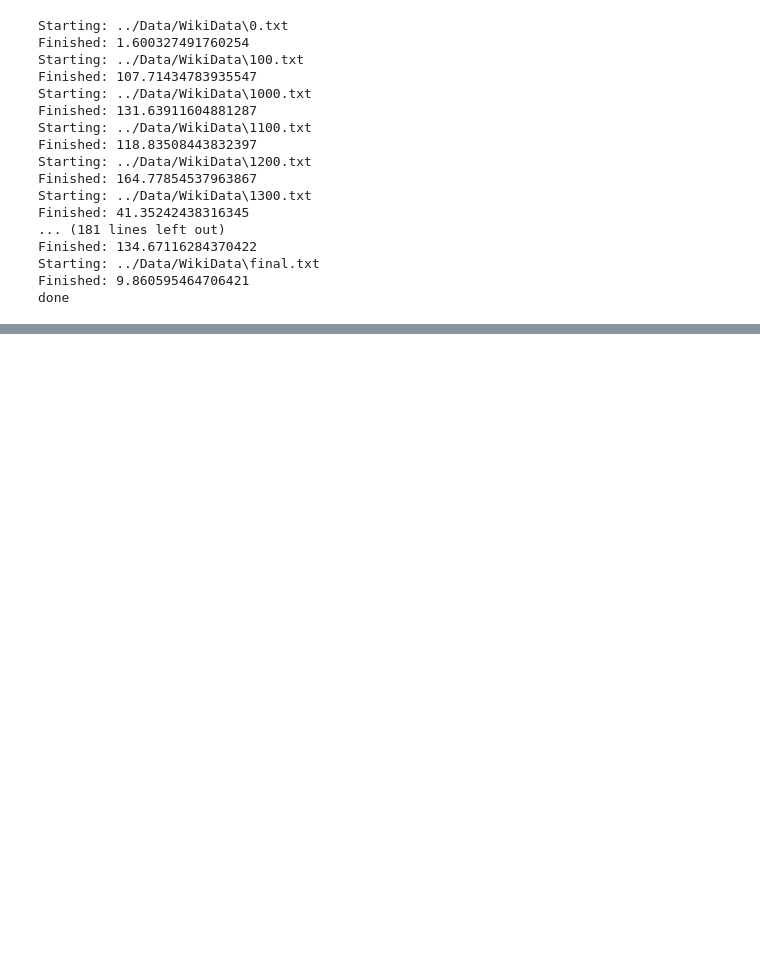
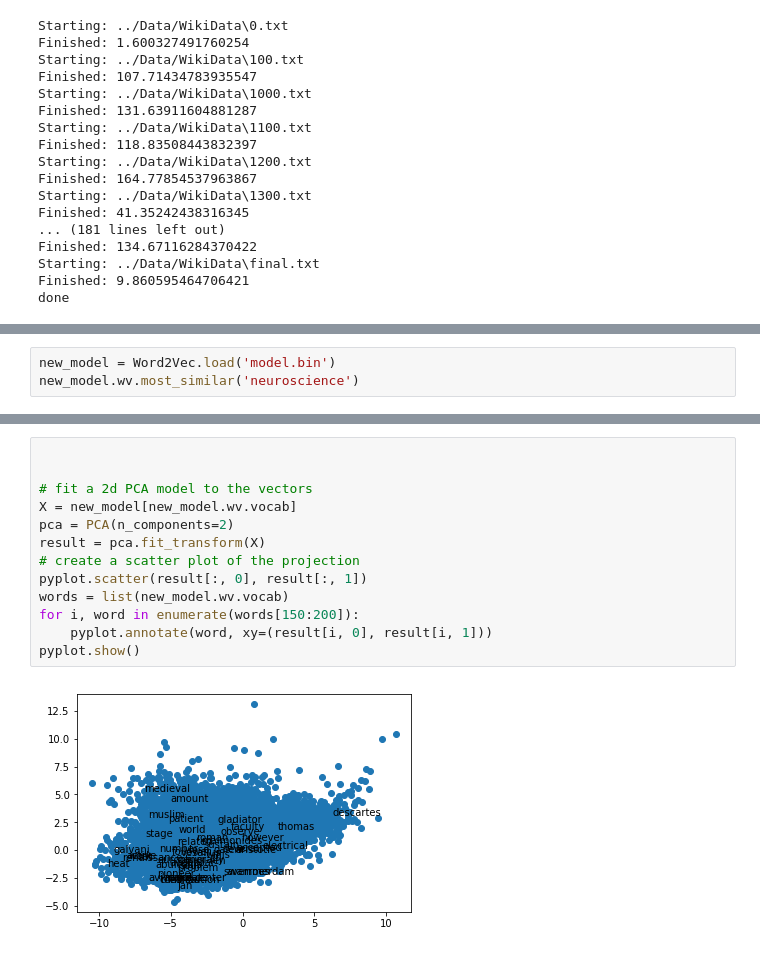
Before and after one commit to ChristianAnyanwu/NeuroVec, a Jupyter notebook: NeuroVecTester.ipynb, the cells around one changed output, grey strips where cells are left out. Saved outputs shown, nothing was run; the diff lists cells and outputs as text; blank space fills up the shorter version.

```diff
--- a/NeuroVecTester.ipynb
+++ b/NeuroVecTester.ipynb
@@ -296,0 +235,3 @@ plot_embeddings(M_normalized, word2Ind_co_occurrence, words)
+# %%
+new_model = Word2Vec.load('model.bin')
+new_model.wv.most_similar('neuroscience')
@@ -296,0 +265,15 @@ plot_embeddings(M_normalized, word2Ind_co_occurrence, words)
+# %%
+
+
+# fit a 2d PCA model to the vectors
+X = new_model[new_model.wv.vocab]
+pca = PCA(n_components=2)
+result = pca.fit_transform(X)
+# create a scatter plot of the projection
+pyplot.scatter(result[:, 0], result[:, 1])
+words = list(new_model.wv.vocab)
+for i, word in enumerate(words[150:200]):
+    pyplot.annotate(word, xy=(result[i, 0], result[i, 1]))
+pyplot.show()
+# %% [output]
+[figure, added]
```
Also changed, not shown: parts of 17 cells of this notebook.
